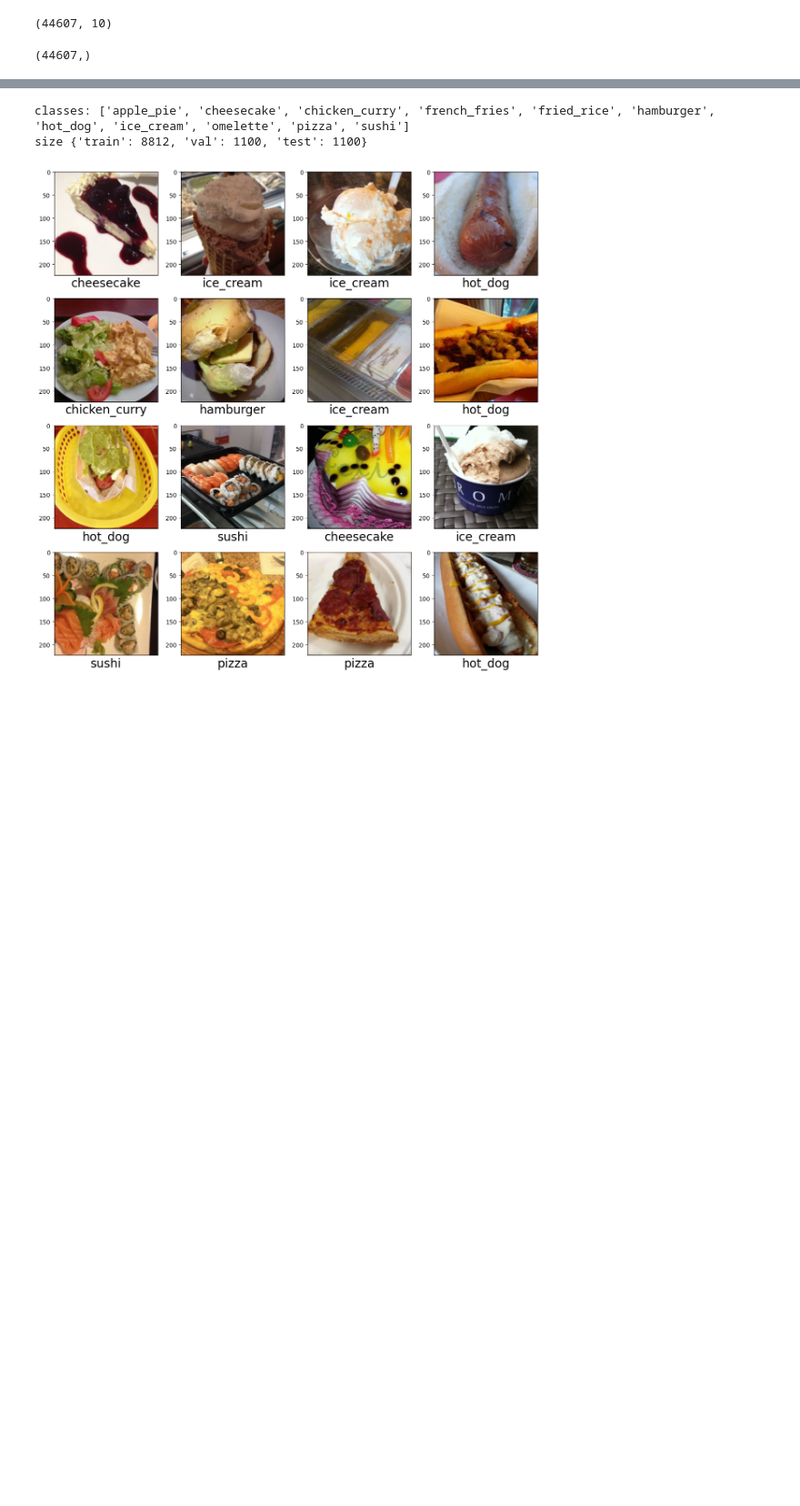
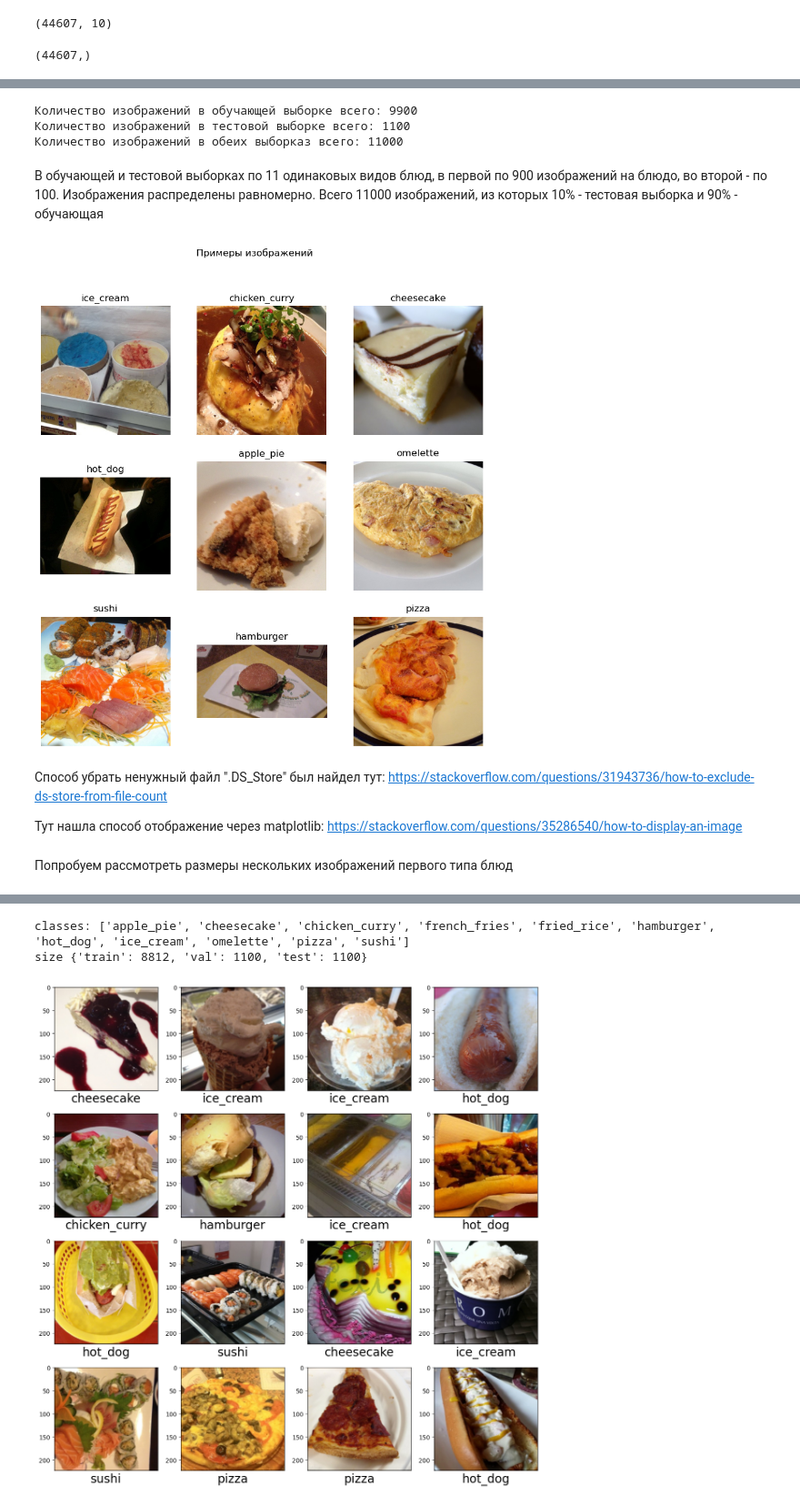
Before and after one commit to Theawtm/gp5, a Jupyter notebook: stages/1.Preprocessing.ipynb, the cells around one changed output, grey strips where cells are left out. Shown at 91% size. Saved outputs shown, nothing was run; the diff lists cells and outputs as text; code cells hidden in the pictures; blank space fills up the shorter version.

```diff
--- a/stages/1.Preprocessing.ipynb
+++ b/stages/1.Preprocessing.ipynb
@@ -491,0 +500,16 @@ y_test.shape
+# %%
+path_food = "food11"
+path_train = os.path.join(path_food, "train")
+categories_food = os.listdir(path_train)
+names_train = []
+counts_train = []
+for category in categories_food:
+    if category == '.DS_Store':
+        continue
+    path_category_train = os.path.join(path_train, category)
+    count_cat = len(os.listdir(path_category_train))
+    names_train.append(category)
+    counts_train.append(count_cat)
+
+data_train = pd.DataFrame({'Name': names_train, 'Count': counts_train})
+data_train
@@ -491,0 +529,15 @@ y_test.shape
+# %%
+path_test = os.path.join(path_food, "test")
+categories_food = os.listdir(path_test)
+names_test = []
+counts_test = []
+for category in categories_food:
+    if category == '.DS_Store':
+        continue
+    path_category_test = os.path.join(path_test, category)
+    count_cat = len(os.listdir(path_category_test))
+    names_test.append(category)
+    counts_test.append(count_cat)
+
+data_test = pd.DataFrame({'Name': names_test, 'Count': counts_test})
+data_test
@@ -491,0 +557,8 @@ y_test.shape
+# %%
+print('Количество изображений в обучающей выборке всего:', data_train['Count'].sum())
+print('Количество изображений в тестовой выборке всего:', data_test['Count'].sum())
+print('Количество изображений в обеих выборказ всего:', data_train['Count'].sum()+data_test['Count'].sum())
+# %% [output]
+Количество изображений в обучающей выборке всего: 9900
+Количество изображений в тестовой выборке всего: 1100
+Количество изображений в обеих выборказ всего: 11000
@@ -491,0 +569,25 @@ y_test.shape
+# %% [markdown]
+В обучающей и тестовой выборках по 11 одинаковых видов блюд, в первой по 900 изображений на блюдо, во второй - по 100. Изображения распределены равномерно.
+Всего 11000 изображений, из которых 10% - тестовая выборка и 90% - обучающая
+# %%
+plt.figure(figsize=(10, 10))
+list_categories = [i for i in os.listdir(path_train) if i != ".DS_Store"]
+for i, category in enumerate(list_categories[:9]):
+    plt.subplot(3, 3, i+1)
+    path_category = os.path.join("food11/train", category)
+    first_i = os.listdir(path_category)[0]
+    img_path = os.path.join(path_category, first_i)
+    img = mpimg.imread(img_path)
+    plt.imshow(img)
+    plt.title(category)
+    plt.axis('off')
+plt.suptitle('Примеры изображений')
+plt.show()
+# %% [output]
+[figure, added]
+# %% [markdown]
+Способ убрать ненужный файл ".DS_Store" был найдел тут: https://stackoverflow.com/questions/31943736/how-to-exclude-ds-store-from-file-count
+
+Тут нашла способ отображение через matplotlib: https://stackoverflow.com/questions/35286540/how-to-display-an-image
+# %% [markdown]
+Попробуем рассмотреть размеры нескольких изображений первого типа блюд
```
Also changed, not shown: parts of 14 cells of this notebook.
